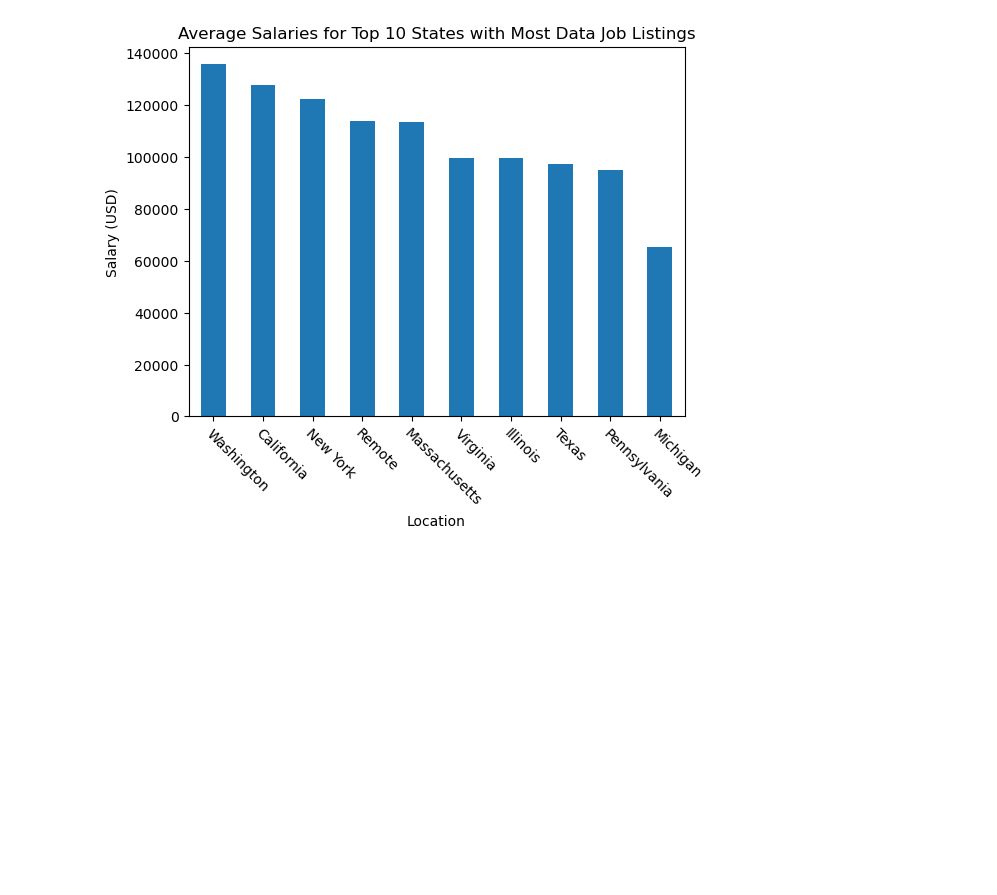
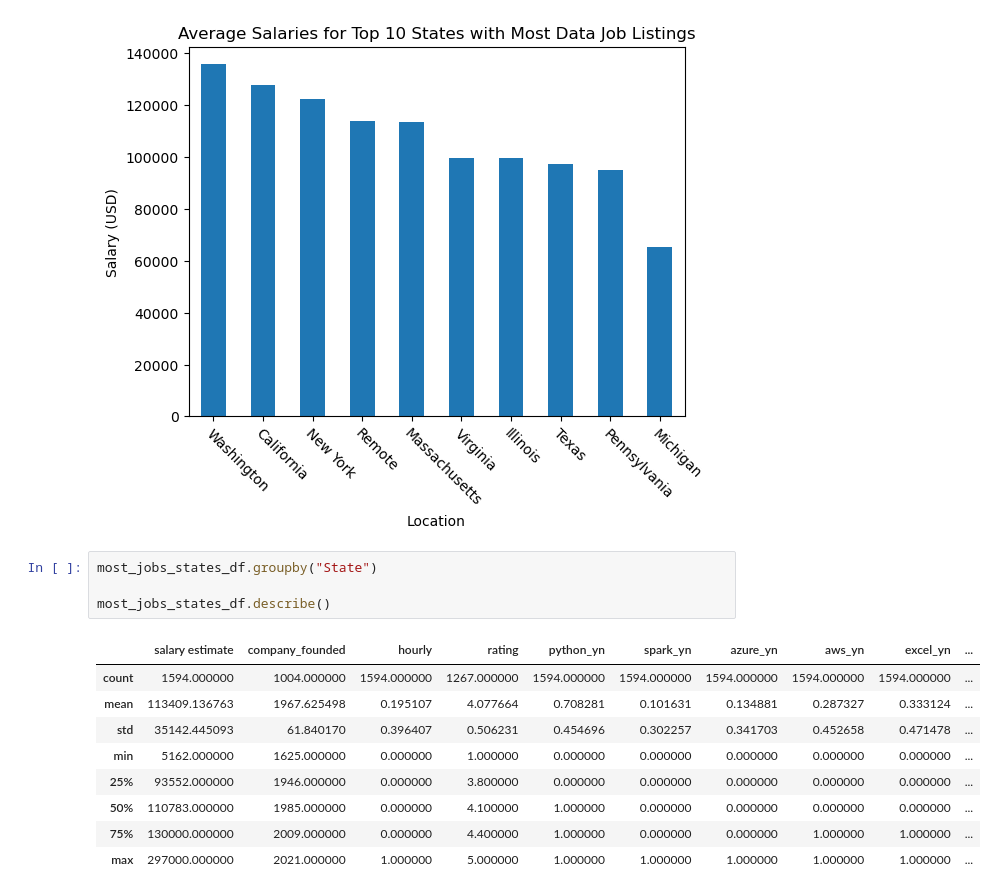
Before and after one commit to LC-Conner/Project-1, a Jupyter notebook: Glassdoor data analyzed.ipynb, the cells around one changed output. Saved outputs shown, nothing was run; the diff lists cells and outputs as text; blank space fills up the shorter version.

```diff
--- a/Glassdoor data analyzed.ipynb
+++ b/Glassdoor data analyzed.ipynb
@@ -95,3 +95,17 @@ plt.savefig('figures/gd_figure3.png')
 plt.show()
 # %% [output]
 [figure]
+# %%
+most_jobs_states_df.groupby("State")
+
+most_jobs_states_df.describe()
+# %% [output]
+|  | salary estimate | company_founded | hourly | rating | python_yn | spark_yn | azure_yn | aws_yn | excel_yn | ... |
+| count | 1594.000000 | 1004.000000 | 1594.000000 | 1267.000000 | 1594.000000 | 1594.000000 | 1594.000000 | 1594.000000 | 1594.000000 | ... |
+| mean | 113409.136763 | 1967.625498 | 0.195107 | 4.077664 | 0.708281 | 0.101631 | 0.134881 | 0.287327 | 0.333124 | ... |
+| std | 35142.445093 | 61.840170 | 0.396407 | 0.506231 | 0.454696 | 0.302257 | 0.341703 | 0.452658 | 0.471478 | ... |
+| min | 5162.000000 | 1625.000000 | 0.000000 | 1.000000 | 0.000000 | 0.000000 | 0.000000 | 0.000000 | 0.000000 | ... |
+| 25% | 93552.000000 | 1946.000000 | 0.000000 | 3.800000 | 0.000000 | 0.000000 | 0.000000 | 0.000000 | 0.000000 | ... |
+| 50% | 110783.000000 | 1985.000000 | 0.000000 | 4.100000 | 1.000000 | 0.000000 | 0.000000 | 0.000000 | 0.000000 | ... |
+| 75% | 130000.000000 | 2009.000000 | 0.000000 | 4.400000 | 1.000000 | 0.000000 | 0.000000 | 1.000000 | 1.000000 | ... |
+| max | 297000.000000 | 2021.000000 | 1.000000 | 5.000000 | 1.000000 | 1.000000 | 1.000000 | 1.000000 | 1.000000 | ... |
```
Also changed, not shown: 4 other files.
